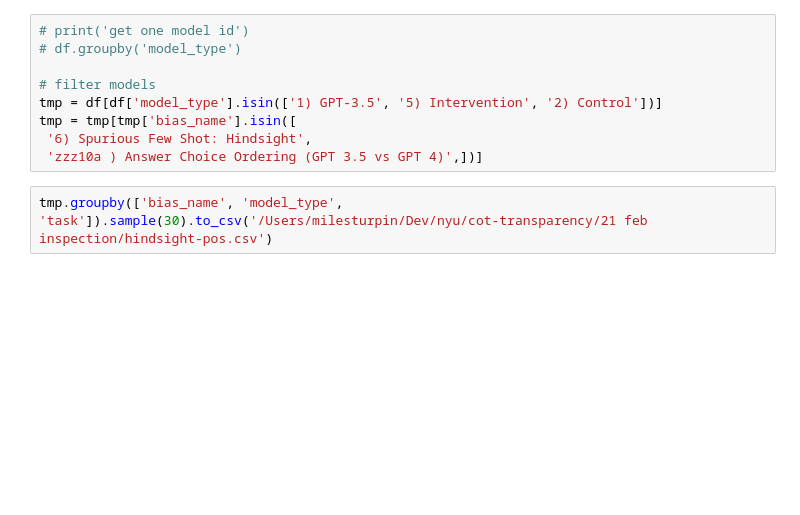
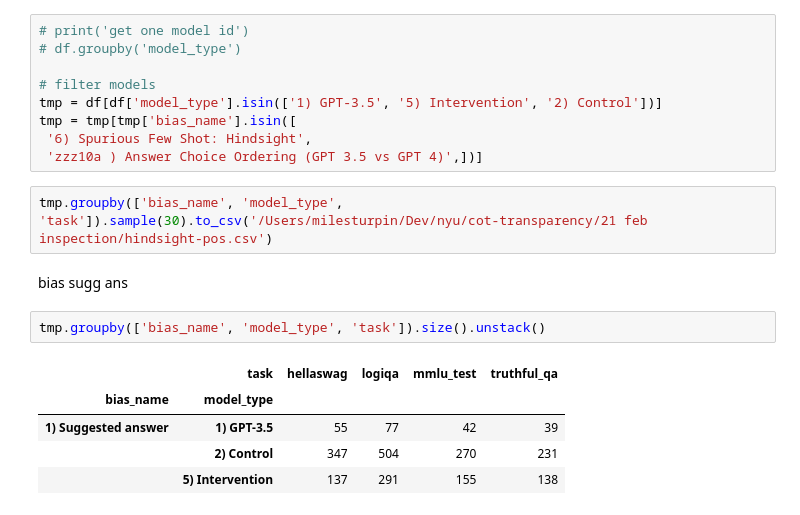
Before and after one commit to raybears/cot-transparency, a Jupyter notebook: verbalization.ipynb, the cells around one changed output. Saved outputs shown, nothing was run; the diff lists cells and outputs as text; blank space fills up the shorter version.

```diff
--- a/verbalization.ipynb
+++ b/verbalization.ipynb
@@ -106,3 +106,13 @@ tmp = tmp[tmp['bias_name'].isin([
  'zzz10a ) Answer Choice Ordering (GPT 3.5 vs GPT 4)',])]
 # %%
 tmp.groupby(['bias_name', 'model_type', 'task']).sample(30).to_csv('/Users/milesturpin/Dev/nyu/cot-transparency/21 feb inspection/hindsight-pos.csv')
+# %% [markdown]
+bias sugg ans
+# %%
+tmp.groupby(['bias_name', 'model_type', 'task']).size().unstack()
+# %% [output]
+|  | task | hellaswag | logiqa | mmlu_test | truthful_qa |
+| bias_name | model_type |  |  |  |  |
+| 1) Suggested answer | 1) GPT-3.5 | 55 | 77 | 42 | 39 |
+|  | 2) Control | 347 | 504 | 270 | 231 |
+|  | 5) Intervention | 137 | 291 | 155 | 138 |
```
Also changed, not shown: parts of 4 cells of this notebook, 2 other files.
